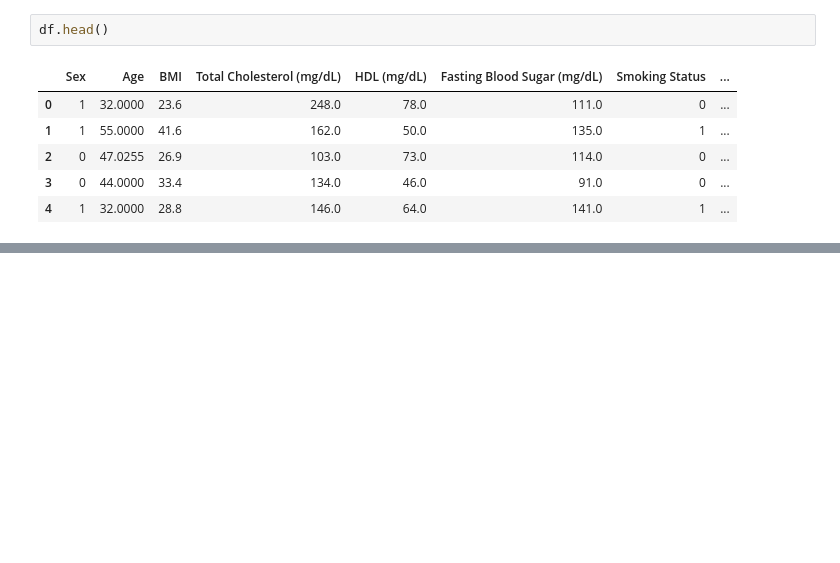
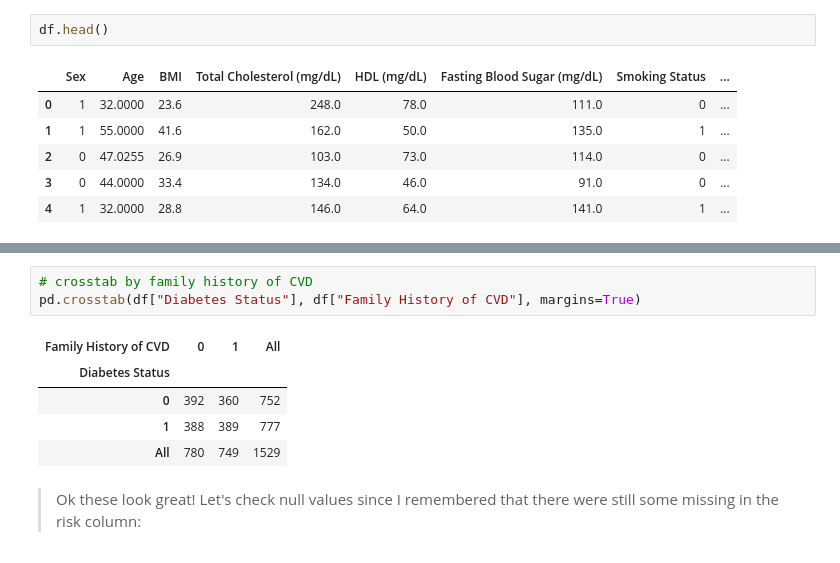
Before and after one commit to lilah-duboff/UDS_CVD_Final_Project_Rep, a Jupyter notebook: empirical_analysis.ipynb, the cells around one changed output, grey strips where cells are left out. Saved outputs shown, nothing was run; the diff lists cells and outputs as text; blank space fills up the shorter version.

```diff
--- a/empirical_analysis.ipynb
+++ b/empirical_analysis.ipynb
@@ -170,0 +211,11 @@ Estimated LDL (mg/dL): 109.99
+# %%
+# crosstab by family history of CVD
+pd.crosstab(df["Diabetes Status"], df["Family History of CVD"], margins=True)
+# %% [output]
+| Family History of CVD | 0 | 1 | All |
+| Diabetes Status |  |  |  |
+| 0 | 392 | 360 | 752 |
+| 1 | 388 | 389 | 777 |
+| All | 780 | 749 | 1529 |
+# %% [markdown]
+>Ok these look great! Let's check null values since I remembered that there were still some missing in the risk column:
```
Also changed, not shown: parts of 15 cells of this notebook.
